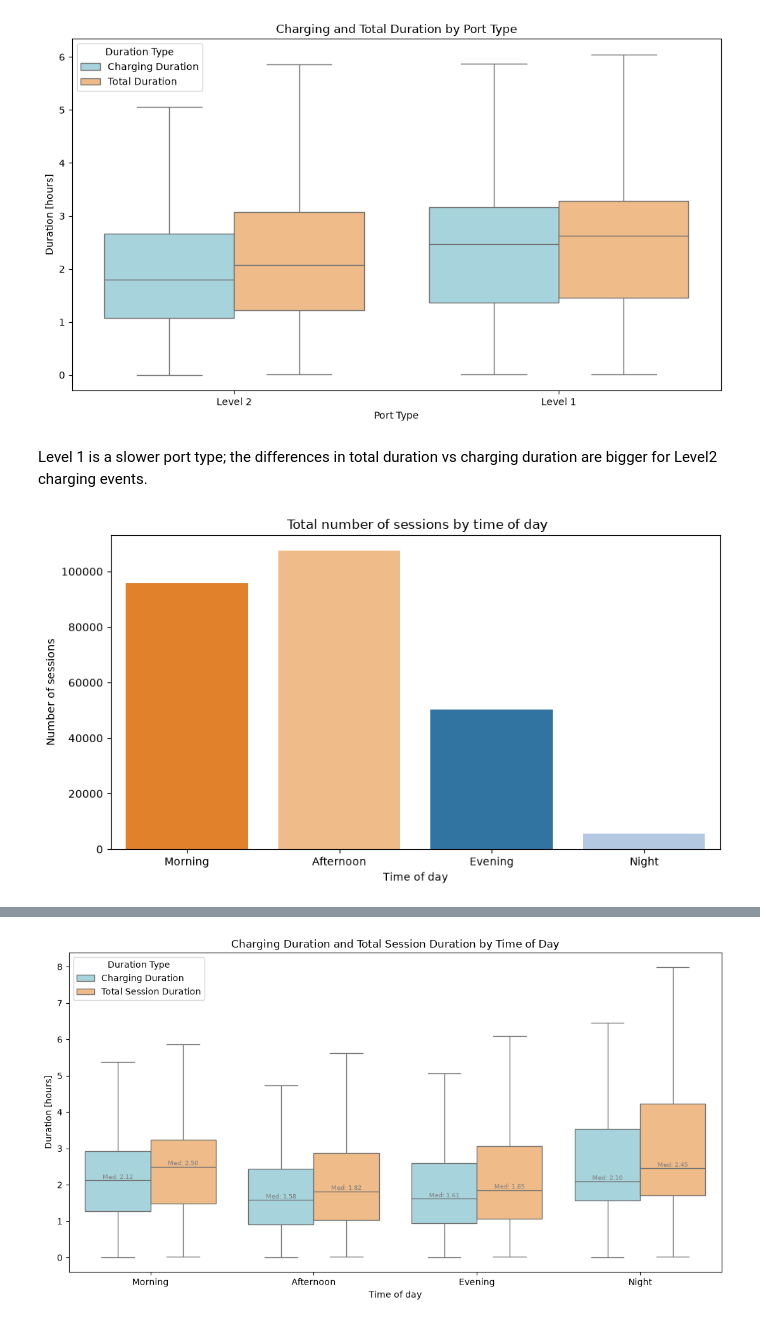
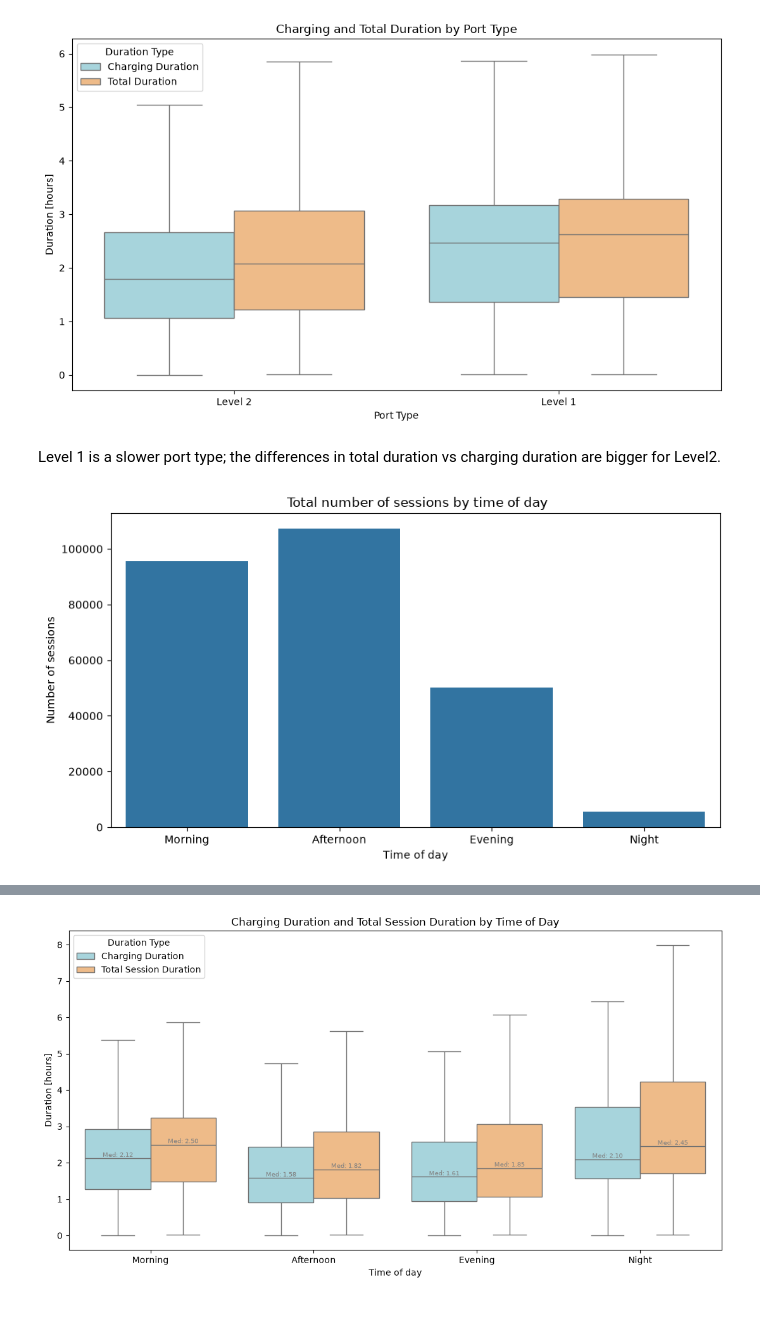
Before and after one commit to katarzynarogalska/Intro-to-Business-Analytics, a Jupyter notebook: main.ipynb, the cells around one changed output, grey strips where cells are left out. Cells and saved outputs as stored; diff of their text form; code cells hidden in the pictures.

```diff
--- a/main.ipynb
+++ b/main.ipynb
@@ -181,0 +170,7 @@ df[df['total_duration_sec']<df['charging_duration_sec']].head(5)
+# %%
+# check if the charging duration is longer than the total duration
+print("Number of rows with Charging time longer than Total Duration: ",len(df[df['charging_duration_sec']>df['total_duration_sec']]))
+
+n0 = len(df)
+df = df[df['charging_duration_sec'] <= df['total_duration_sec']].copy()
+print(f"Removed {n0-len(df)} rows with incosistent durations, remaining: {len(df)}")
@@ -181,0 +180,14 @@ df[df['total_duration_sec']<df['charging_duration_sec']].head(5)
+# %%
+# checking if Total Durations is equal to End Date - Start Date (with 1 min tolerance in the difference)
+total = pd.to_timedelta(df['Total Duration (hh:mm:ss)'])
+
+df['diff_min'] = ((df['End Date UTC'] - df['Start Date UTC']) - total).dt.total_seconds() / 60
+
+TOL = 1.0   # 1 minute tolerance
+valid  = df['diff_min'].notna()
+within = df['diff_min'].abs() <= TOL
+
+print(f"Missing End Date: {(~valid).sum()}")
+print(f"Within Tolerance ±{TOL} min: {within[valid].mean():.2%}")
+print(f"Outside Tolerance: {(valid & ~within).sum()}")
+print(df.loc[valid & ~within, 'diff_min'].round().value_counts().head(10))
@@ -181,0 +212,5 @@ df[df['total_duration_sec']<df['charging_duration_sec']].head(5)
+# %%
+# remove rows with missing End Date or with differences outside the tolerance
+n0 = len(df)
+df = df[within].copy()
+print(f"Removed {n0 - len(df)} rows ({(n0 - len(df)) / n0:.2%}), remaining: {len(df)}")
@@ -181,0 +229,7 @@ df[df['total_duration_sec']<df['charging_duration_sec']].head(5)
+# %%
+cat_cols = ['County', 'Model Number', 'User ID', 'Currency', 'Ended By', 'Port Type', 'EVSE ID', 'System S/N', 'Driver Postal Code', 'Postal Code']
+
+for col in cat_cols:
+    df[col] = df[col].astype('string').str.strip().fillna('missing')
+
+print(df[cat_cols].isna().sum())
@@ -442,24 +539,23 @@ plt.show()
 # %% [output]
 [figure]
 # %% [markdown]
-Level 1 is a slower port type; the differences in total duration vs charging duration are bigger for Level2 charging events.
+Level 1 is a slower port type; the differences in total duration vs charging duration are bigger for Level2.
 # %%
+# plot the number of sessions by time of day
 order = [ "Morning", "Afternoon", "Evening", "Night"]
 
 plt.figure(figsize=(9, 5))
 sns.countplot(
     data=df,
     x="time_of_day",
     order=order,
-    hue="time_of_day",
-    palette="tab20",
     legend=False
 )
 
 plt.xlabel("Time of day")
 plt.ylabel("Number of sessions")
 plt.title(" Total number of sessions by time of day")
 plt.tight_layout()
 plt.show()
 # %% [output]
-[figure, old version]
+[figure, new version]
```
Also changed, not shown: parts of 43 cells of this notebook.
